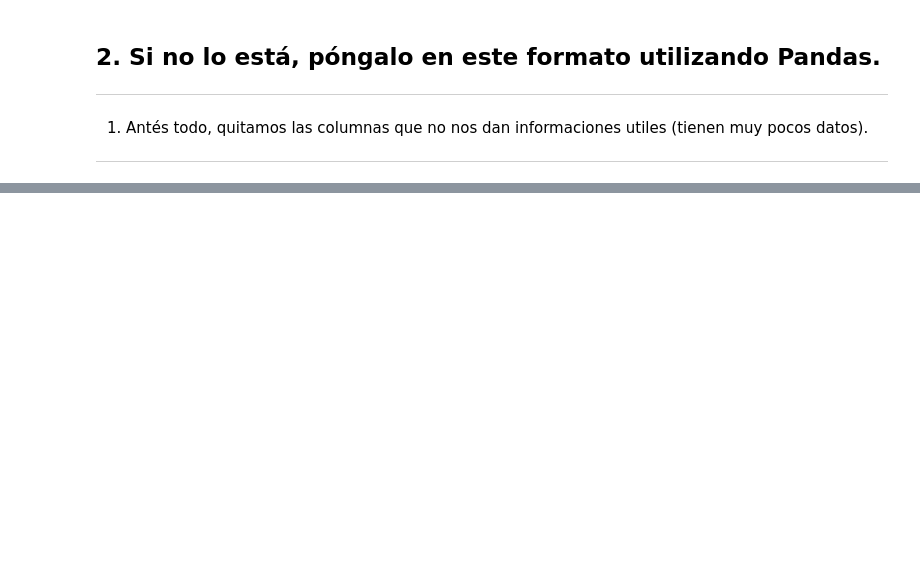
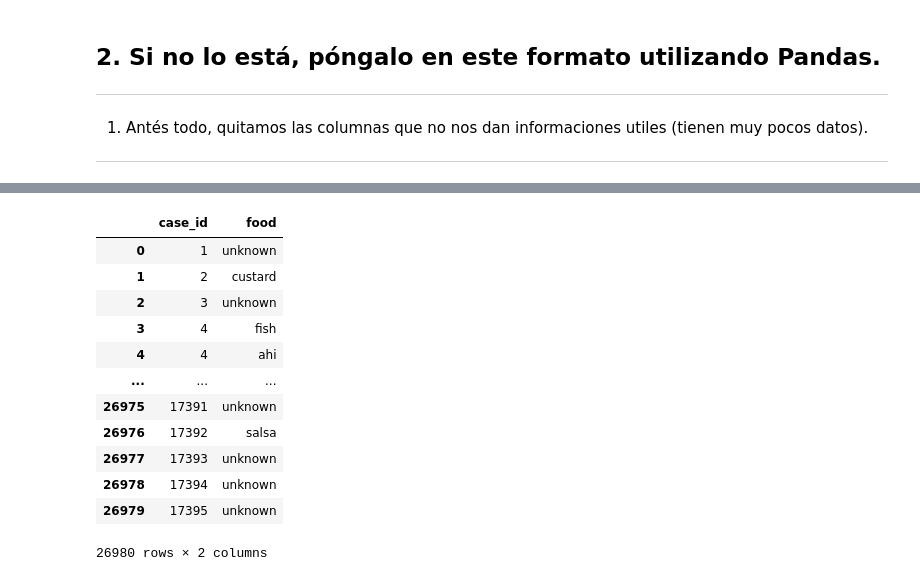
Before and after one commit to heloint/m14_uf1_pt1, a Jupyter notebook: 2-clean_csv/2-question.ipynb, the cells around one changed output, grey strips where cells are left out. Saved outputs shown, nothing was run; the diff lists cells and outputs as text; code cells hidden in the pictures; blank space fills up the shorter version.

Commit message:
updated result datas; Question 2. & 3. with jupyter done. (Daniel)

```diff
--- a/2-clean_csv/2-question.ipynb
+++ b/2-clean_csv/2-question.ipynb
@@ -71,8 +71,6 @@ def plot_na_percentages(path: str, delimiter: str) -> None:
 4. El resultado del analisis de porcentajes de NaN por columnas.
 ---
 - Como podemos ver las columnas de "Ingredients" y "Serotype\Genotype" no nos van a servir en el futuro, así en el punto 2. los vamos a borrar.
-# %%
-df_outbreaks: pd.DataFrame = pd.read_csv("../data/outbreaks.csv", sep=',') #type:ignore
 # %%
 df_outbreaks
 # %% [output]
@@ -155,2 +165,16 @@ KeyError: "['ingredient', 'serotype/genotype'] not found in axis"
+# %%
+def split_df(df: pd.DataFrame) -> tuple[pd.DataFrame, pd.DataFrame]:
+    "Split the dataframe into 'df_cases' and 'df_food'."
+
+    # Add primary keys for each cases
+    df.insert(0, "case_id", df.index + 1)
+
+    # - Create dataframe for the food column. [case_id,  food].
+    df_food: pd.DataFrame = pd.DataFrame(df.loc[:, ["case_id", "food"]])
+
+    # - Create "cases" dataframe (all columns, except food..).
+    df_cases: pd.DataFrame = pd.DataFrame(df.loc[:, df.columns != "food"])
+
+    return df_cases, df_food
 # %%
 df_cases, df_food = split_df(trimmed_df_outbreaks)
@@ -158,0 +185,41 @@ df_food
+# %%
+def uniqfy_df_food(df_food: pd.DataFrame) -> pd.DataFrame:
+    ''' "Uniqfies" the food column in the "df_food" data frame.
+    '''
+
+    df_food.reset_index(inplace=True)
+    cleaned_df_food: dict[str, list[int | str]] = {"case_id": [], "food": []}
+
+    for _, row in df_food.iterrows():
+
+        split_food = map(str.strip, re.split(r",|;", str(row["food"])))
+
+        for food in split_food:
+            food = food.replace("unspecified", "unknown")
+
+            if food == "nan":
+                food = "unknown"
+
+            food = food.lower()
+
+            cleaned_df_food["case_id"] += (row["case_id"],) # type: ignore
+            cleaned_df_food["food"]    += (food,)
+
+    return pd.DataFrame(cleaned_df_food)
+# %%
+df_food: pd.DataFrame = uniqfy_df_food(df_food)
+df_food
+# %% [output]
+|  | case_id | food |
+| 0 | 1 | unknown |
+| 1 | 2 | custard |
+| 2 | 3 | unknown |
+| 3 | 4 | fish |
+| 4 | 4 | ahi |
+| ... | ... | ... |
+| 26975 | 17391 | unknown |
+| 26976 | 17392 | salsa |
+| 26977 | 17393 | unknown |
+| 26978 | 17394 | unknown |
+| 26979 | 17395 | unknown |
+26980 rows × 2 columns
```
Also changed, not shown: parts of 10 cells of this notebook, 6 other files.
